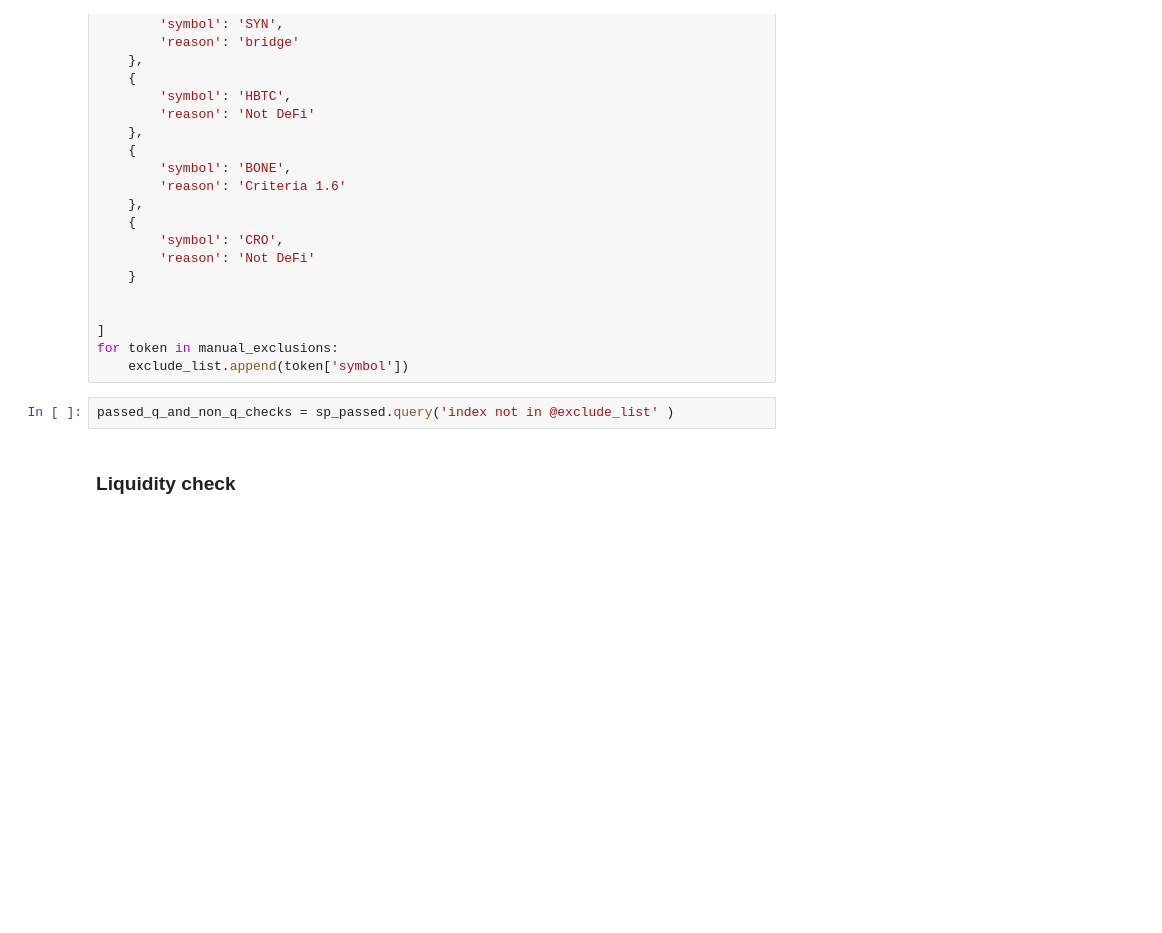
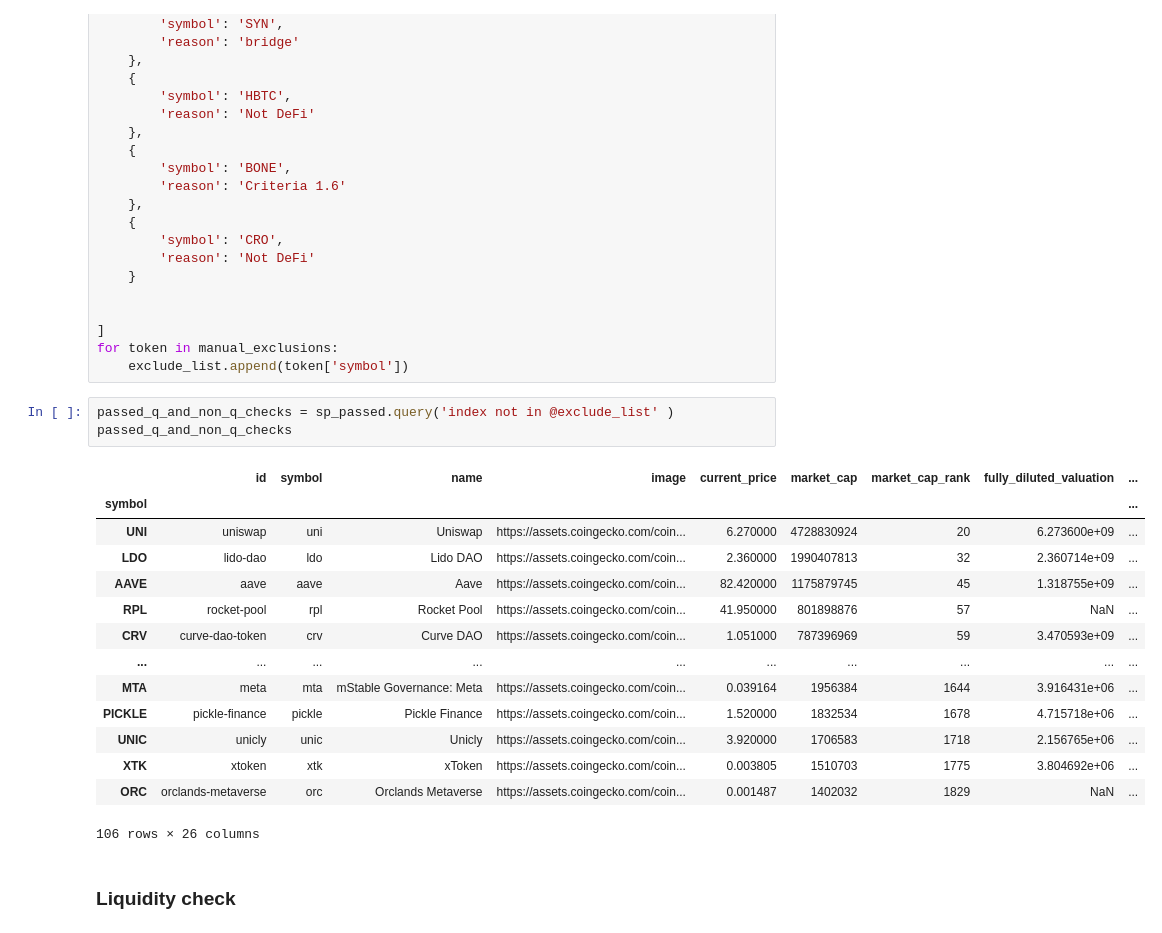
Before and after one commit to Phuture-Finance/rebalancing-data, a Jupyter notebook: PDI/pdi_March_2023.ipynb, the cells around one changed output. Drawn from its saved outputs; the diff is of its cells as text; blank space fills up the shorter version.

```diff
--- a/PDI/pdi_March_2023.ipynb
+++ b/PDI/pdi_March_2023.ipynb
@@ -253,6 +253,22 @@ for token in manual_exclusions:
     exclude_list.append(token['symbol'])
 # %%
 passed_q_and_non_q_checks = sp_passed.query('index not in @exclude_list' )
+passed_q_and_non_q_checks
+# %% [output]
+|  | id | symbol | name | image | current_price | market_cap | market_cap_rank | fully_diluted_valuation | ... |
+| symbol |  |  |  |  |  |  |  |  | ... |
+| UNI | uniswap | uni | Uniswap | https://assets.coingecko.com/coin... | 6.270000 | 4728830924 | 20 | 6.273600e+09 | ... |
+| LDO | lido-dao | ldo | Lido DAO | https://assets.coingecko.com/coin... | 2.360000 | 1990407813 | 32 | 2.360714e+09 | ... |
+| AAVE | aave | aave | Aave | https://assets.coingecko.com/coin... | 82.420000 | 1175879745 | 45 | 1.318755e+09 | ... |
+| RPL | rocket-pool | rpl | Rocket Pool | https://assets.coingecko.com/coin... | 41.950000 | 801898876 | 57 | NaN | ... |
+| CRV | curve-dao-token | crv | Curve DAO | https://assets.coingecko.com/coin... | 1.051000 | 787396969 | 59 | 3.470593e+09 | ... |
+| ... | ... | ... | ... | ... | ... | ... | ... | ... | ... |
+| MTA | meta | mta | mStable Governance: Meta | https://assets.coingecko.com/coin... | 0.039164 | 1956384 | 1644 | 3.916431e+06 | ... |
+| PICKLE | pickle-finance | pickle | Pickle Finance | https://assets.coingecko.com/coin... | 1.520000 | 1832534 | 1678 | 4.715718e+06 | ... |
+| UNIC | unicly | unic | Unicly | https://assets.coingecko.com/coin... | 3.920000 | 1706583 | 1718 | 2.156765e+06 | ... |
+| XTK | xtoken | xtk | xToken | https://assets.coingecko.com/coin... | 0.003805 | 1510703 | 1775 | 3.804692e+06 | ... |
+| ORC | orclands-metaverse | orc | Orclands Metaverse | https://assets.coingecko.com/coin... | 0.001487 | 1402032 | 1829 | NaN | ... |
+106 rows × 26 columns
 # %% [markdown]
 ### Liquidity check
 # %% [markdown]
```
Also changed, not shown: parts of 8 cells of this notebook, 3 other files.
